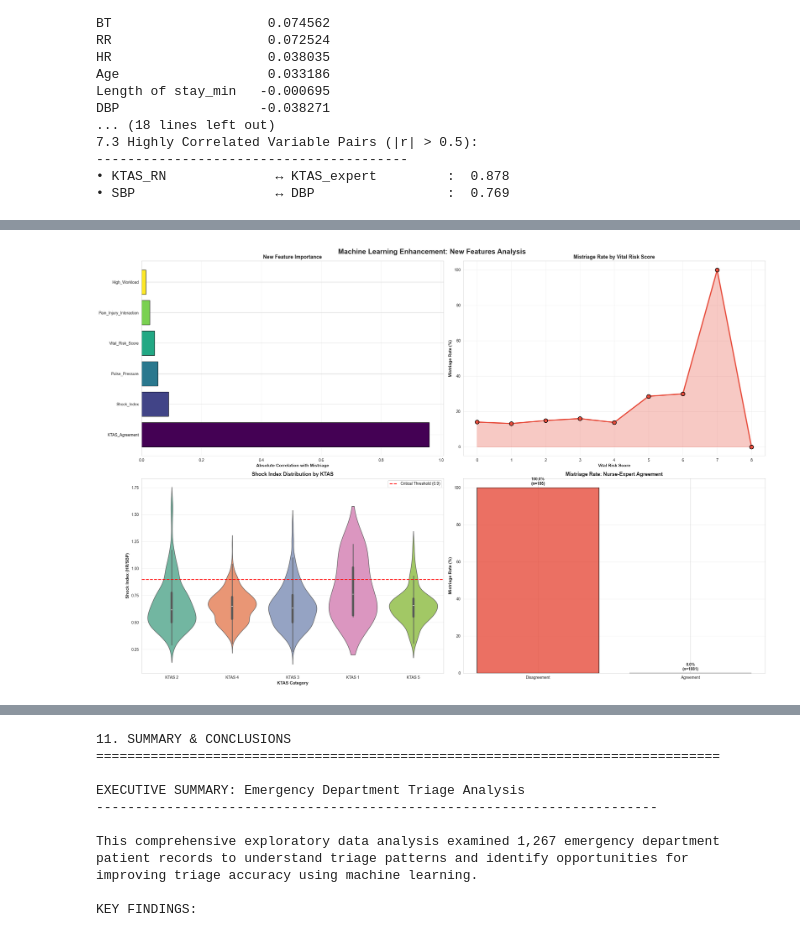
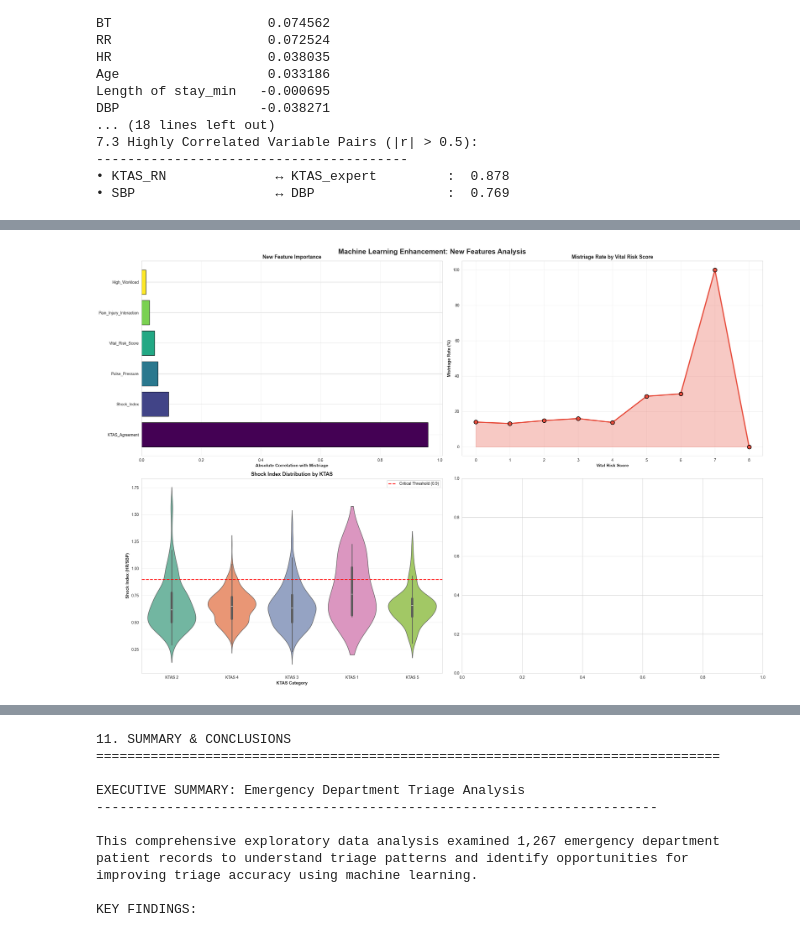
Before and after one commit to JZembower/ML-Triage-Process, a Jupyter notebook: 01_eda.ipynb, the cells around one changed output, grey strips where cells are left out. Drawn from its saved outputs; the diff is of its cells as text; code cells hidden in the pictures.

```diff
--- a/01_eda.ipynb
+++ b/01_eda.ipynb
@@ -389,17 +411,6 @@ Name: proportion, dtype: float64
 [figure]
 ✓ Categorical distributions visualization saved as 'Images/categorical_distributions.png'
 # %%
-def clean_numeric(series):
-    if series.dtype == 'object':
-        return pd.to_numeric(series.str.replace(',', '.'), errors='coerce')
-    return series
-
-numeric_cols = ['NRS_pain', 'SBP', 'DBP', 'HR', 'RR', 'BT', 'Saturation']
-for col in numeric_cols:
-    df[col] = clean_numeric(df[col])
-
-df['Mistriage_Label'] = df['mistriage'].map({0: 'Correct', 1: 'Under-triage', 2: 'Over-triage'})
-
 print("\n5. VITAL SIGNS ANALYSIS")
 print("-"*80)
 
@@ -615,15 +614,6 @@ Senior (>70)       82.98        13.68          3.34
 • Under-triage Rate: 4.34%
 • Over-triage Rate: 10.34%
 # %%
-def clean_numeric(series):
-    if series.dtype == 'object':
-        return pd.to_numeric(series.str.replace(',', '.'), errors='coerce')
-    return series
-
-numeric_cols = ['NRS_pain', 'SBP', 'DBP', 'HR', 'RR', 'BT', 'Saturation']
-for col in numeric_cols:
-    df[col] = clean_numeric(df[col])
-
 print("\n7. CORRELATION ANALYSIS")
 print("-"*80)
 
@@ -1009,13 +995,4 @@ print(f"• Patients with Injury: {(df['Injury'] == 2).sum()} ({(df['Injury'] ==
 # %%
-def clean_numeric(series):
-    if series.dtype == 'object':
-        return pd.to_numeric(series.str.replace(',', '.'), errors='coerce')
-    return series
-
-numeric_cols = ['NRS_pain', 'SBP', 'DBP', 'HR', 'RR', 'BT', 'Saturation']
-for col in numeric_cols:
-    df[col] = clean_numeric(df[col])
-
 print("\n10. MACHINE LEARNING RECOMMENDATIONS")
 print("="*80)
 
@@ -1057,9 +1034,6 @@ print("  5. Pain_Injury_Interaction: Combined pain and injury indicator")
 df['High_Workload'] = (df['Patients number per hour'] > df['Patients number per hour'].median()).astype(int)
 print("  6. High_Workload: Binary indicator of ED workload")
 
-# 7. KTAS Agreement
-df['KTAS_Agreement'] = (df['KTAS_RN'] == df['KTAS_expert']).astype(int)
-print("  7. KTAS_Agreement: Whether nurse and expert agree on triage")
 
 print("\n10.2 Feature Importance Analysis")
 print("-"*80)
@@ -1119,69 +1093,13 @@ ax3.set_title('Shock Index Distribution by KTAS', fontsize=13, fontweight='bold'
 ax3.legend()
 ax3.grid(axis='y', alpha=0.3)
 
-# 4. KTAS Agreement Impact
-ax4 = axes[1, 1]
-agreement_data = df.groupby('KTAS_Agreement').agg({
-    'mistriage': lambda x: (x > 0).sum() / len(x) * 100,
-    'KTAS_RN': 'count'
-}).reset_index()
-agreement_data.columns = ['KTAS_Agreement', 'Mistriage_Rate', 'Count']
-agreement_labels = ['Disagreement', 'Agreement']
-
-x_pos = np.arange(len(agreement_labels))
-bars = ax4.bar(x_pos, agreement_data['Mistriage_Rate'], color=['#E74C3C', '#2ECC71'],
-               edgecolor='black', linewidth=1.5, alpha=0.8)
-ax4.set_xticks(x_pos)
-ax4.set_xticklabels(agreement_labels)
-ax4.set_ylabel('Mistriage Rate (%)', fontsize=11, fontweight='bold')
-ax4.set_title('Mistriage Rate: Nurse-Expert Agreement', fontsize=13, fontweight='bold')
-ax4.grid(axis='y', alpha=0.3)
-
-# Add value labels on bars
-for i, (bar, val) in enumerate(zip(bars, agreement_data['Mistriage_Rate'])):
-    height = bar.get_height()
-    ax4.text(bar.get_x() + bar.get_width()/2., height + 1,
-             f'{val:.1f}%\n(n={agreement_data["Count"].iloc[i]})',
-             ha='center', va='bottom', fontweight='bold', fontsize=10)
-
 plt.tight_layout()
 plt.savefig('Images/ml_enhancement_features.png', dpi=300, bbox_inches='tight')
 plt.show()
 
 print("\n✓ ML enhancement features visualization saved as 'Images/ml_enhancement_features.png'")
 
-print("\n10.3 Recommended ML Techniques")
-print("-"*80)
-print("""
-Based on the EDA findings, here are recommended ML techniques to improve triage:
-
-1. ENSEMBLE METHODS (Primary Recommendation)
-   • Random Forest: Handle non-linear relationships and feature interactions
-   • Gradient Boosting (XGBoost/LightGBM): Superior performance on imbalanced data
-   • Stacking: Combine multiple models for robust predictions
-
-2. FEATURE ENGINEERING STRATEGIES
-   • Polynomial features for vital signs interactions
-   • Time-based features (if temporal data available)
-   • Clustering-based features (patient similarity groups)
-
-3. HANDLING CLASS IMBALANCE
-   • SMOTE (Synthetic Minority Over-sampling)
-   • Class weights adjustment
-   • Ensemble sampling methods
-
-4. ADVANCED TECHNIQUES
-   • Neural Networks with attention mechanisms for vital signs
-   • Bayesian optimization for hyperparameter tuning
-   • SHAP values for model interpretability
-
-5. VALIDATION STRATEGIES
-   • Stratified K-Fold cross-validation
-   • Time-series split (if temporal ordering matters)
-   • Separate validation for under-triage vs over-triage
-""")
-
-print("\n10.4 Key Predictive Features Identified")
+print("\n10.3 Key Predictive Features Identified")
 print("-"*80)
 print("""
 Top features for ML models (based on EDA):
@@ -1193,8 +1111,7 @@ Top features for ML models (based on EDA):
   6. Mental status
   7. Pulse_Pressure
   8. Respiratory Rate
-  9. KTAS_Agreement
-  10. High_Workload indicator
+  9. High_Workload indicator
 """)
 # %% [output]
 10. MACHINE LEARNING RECOMMENDATIONS
@@ -1213,7 +1130,7 @@ Top features for ML models (based on EDA):
   • Pulse_Pressure                : 0.0548
   • Vital_Risk_Score              : 0.0431
   • Pain_Injury_Interaction       : 0.0267
   • High_Workload                 : 0.0141
-[figure, old version]
+[figure, new version]
 ✓ ML enhancement features visualization saved as 'Images/ml_enhancement_features.png'
 
```
Also changed, not shown: parts of 11 cells of this notebook, 3 other files.
